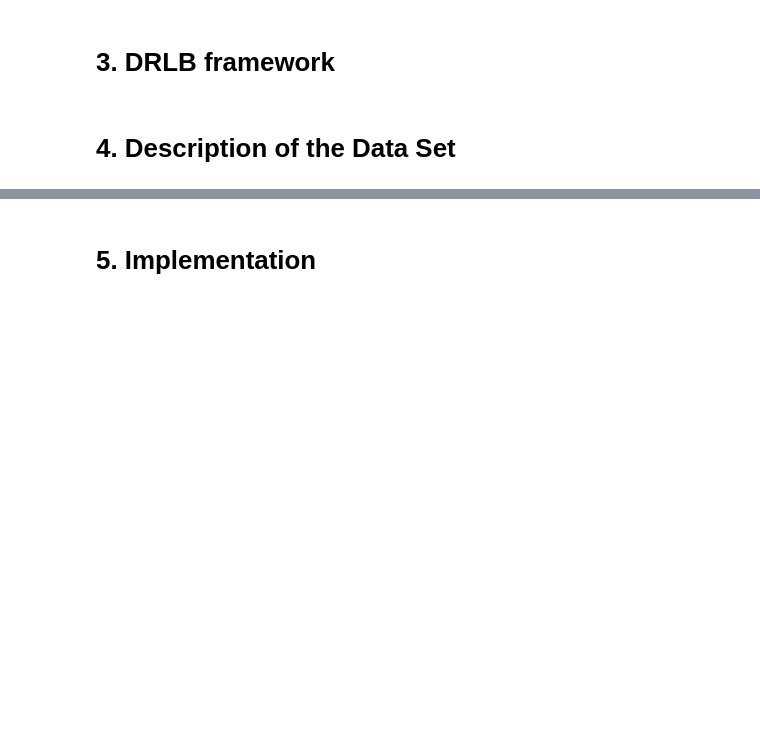
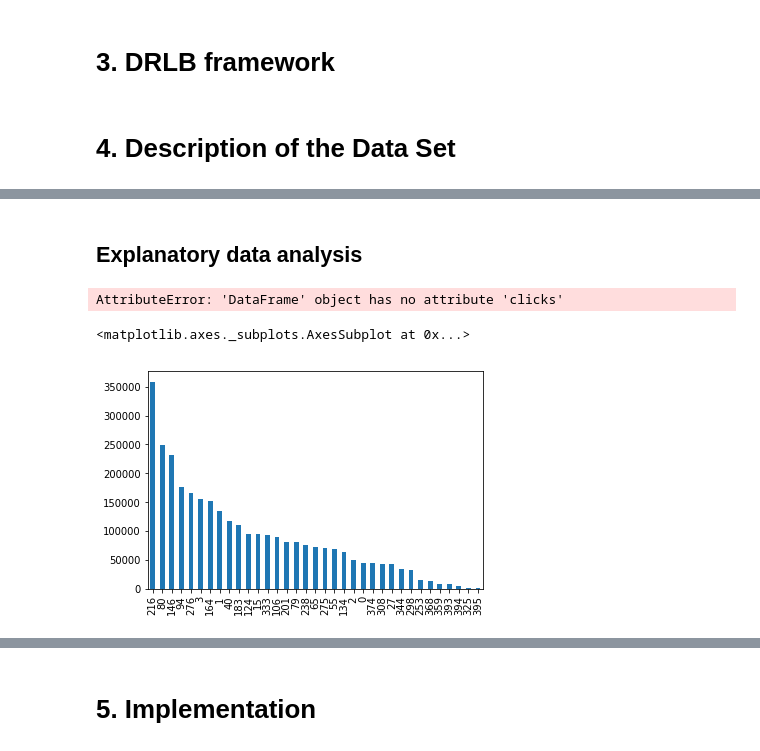
Before and after one commit to aynetdia/Budget_Constrained_Bidding, a Jupyter notebook: Tutorial.ipynb, the cells around one changed output, grey strips where cells are left out. Saved outputs shown, nothing was run; the diff lists cells and outputs as text; code cells hidden in the pictures; blank space fills up the shorter version.

```diff
--- a/Tutorial.ipynb
+++ b/Tutorial.ipynb
@@ -131,0 +140,4 @@ DQN iteratively learns Q-function $Q(s_{t}, a_{t})$ corresponding to the optimal
+# %%
+# Load datasets
+df_bid_train = pd.read_csv('data/ipinyou/1458/train.log.txt', sep="\t")
+df_bid_test = pd.read_csv('data/ipinyou/1458/test.log.txt', sep="\t")
@@ -131,0 +269,13 @@ DQN iteratively learns Q-function $Q(s_{t}, a_{t})$ corresponding to the optimal
+# %% [markdown]
+## Explanatory data analysis
+# %%
+# Frequency of clicks
+df_bid_train.clicks.value_counts()
+# %% [output]
+AttributeError: 'DataFrame' object has no attribute 'clicks'
+# %%
+# Region
+df_bid_train.region.value_counts().plot(kind='bar')
+# %% [output]
+<matplotlib.axes._subplots.AxesSubplot at 0x...>
+[figure, added]
```
Also changed, not shown: parts of 23 cells of this notebook.
